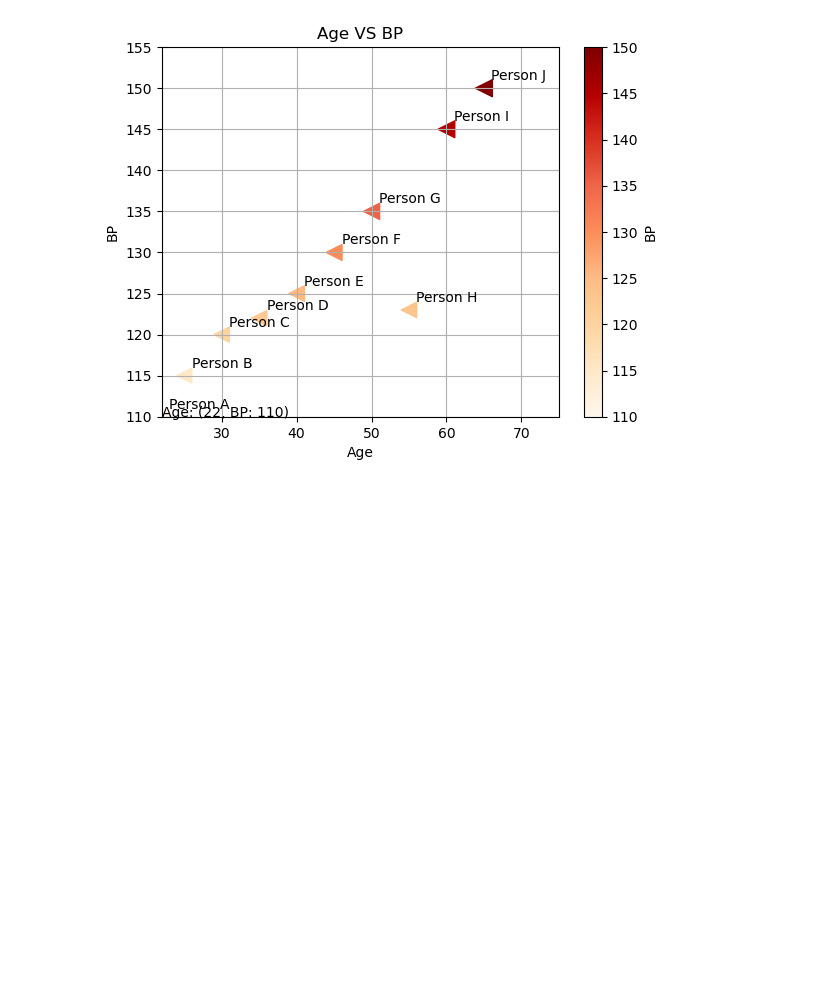
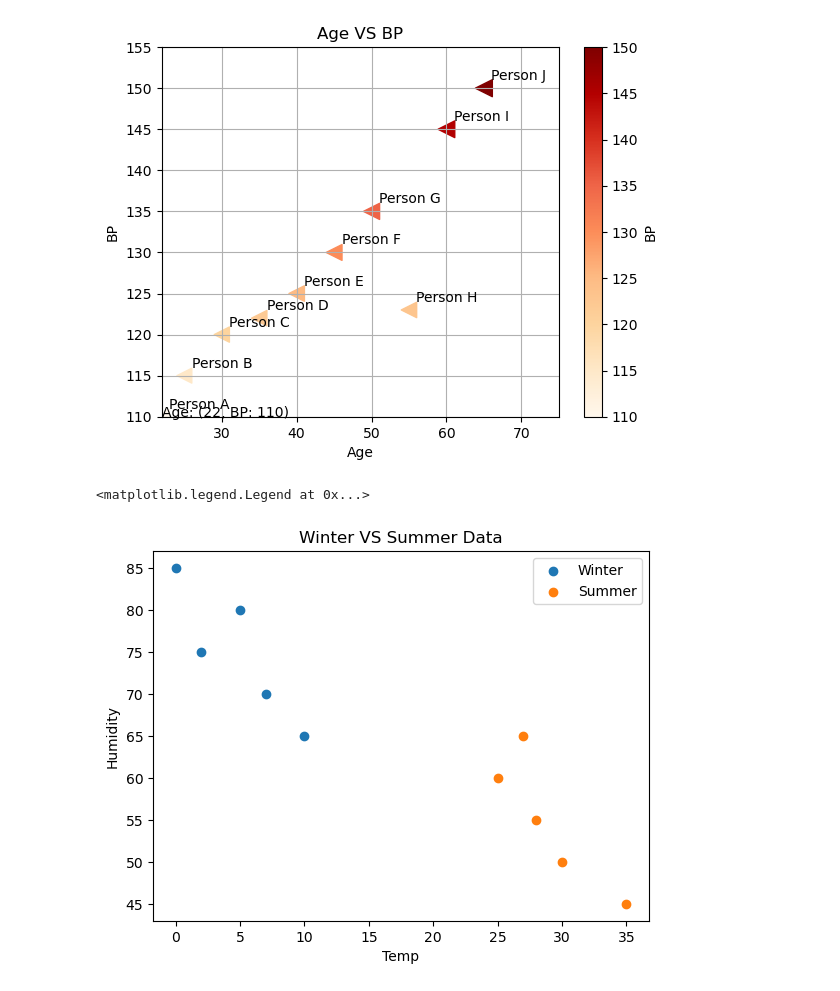
Before and after one commit to SyedMaaz786/AI_ML_Learning, a Jupyter notebook: Data_Analytics/matplotlib_tutorial.ipynb, the cells around one changed output. Drawn from its saved outputs; the diff is of its cells as text; code cells hidden in the pictures; blank space fills up the shorter version.

Commit message:
Matplotlib tutorial

```diff
--- a/Data_Analytics/matplotlib_tutorial.ipynb
+++ b/Data_Analytics/matplotlib_tutorial.ipynb
@@ -185,3 +185,23 @@ plt.text(age[0], bp[0], f"Age: ({age[0]}, BP: {bp[0]})")
 # %% [output]
 Text(22, 110, 'Age: (22, BP: 110)')
 [figure]
+# %%
+cities = ["City A", "City B", "City C", "City D", "City E"]
+
+# Winter: Temperature (°C) vs Humidity (%)
+winter_temp = [5, 2, 10, 0, 7]
+winter_humidity = [80, 75, 65, 85, 70]
+
+# Summer: Temperature (°C) vs Humidity (%)
+summer_temp = [25, 30, 28, 35, 27]
+summer_humidity = [60, 50, 55, 45, 65]
+
+plt.scatter(winter_temp, winter_humidity, label="Winter")
+plt.scatter(summer_temp, summer_humidity, label="Summer")
+plt.title("Winter VS Summer Data")
+plt.xlabel("Temp")
+plt.ylabel("Humidity")
+plt.legend()
+# %% [output]
+<matplotlib.legend.Legend at 0x...>
+[figure, added]
```
Also changed, not shown: 1 other file.
